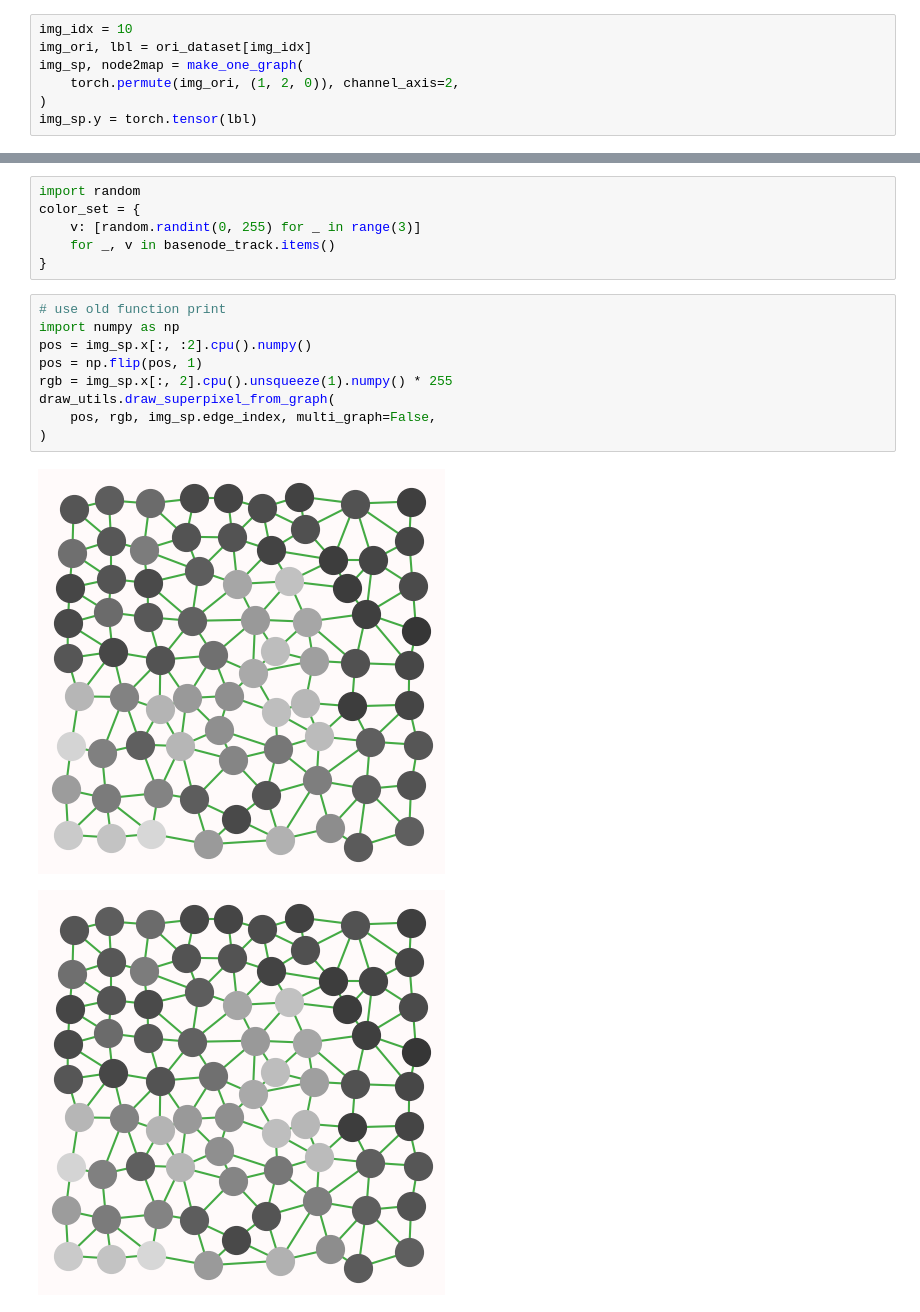
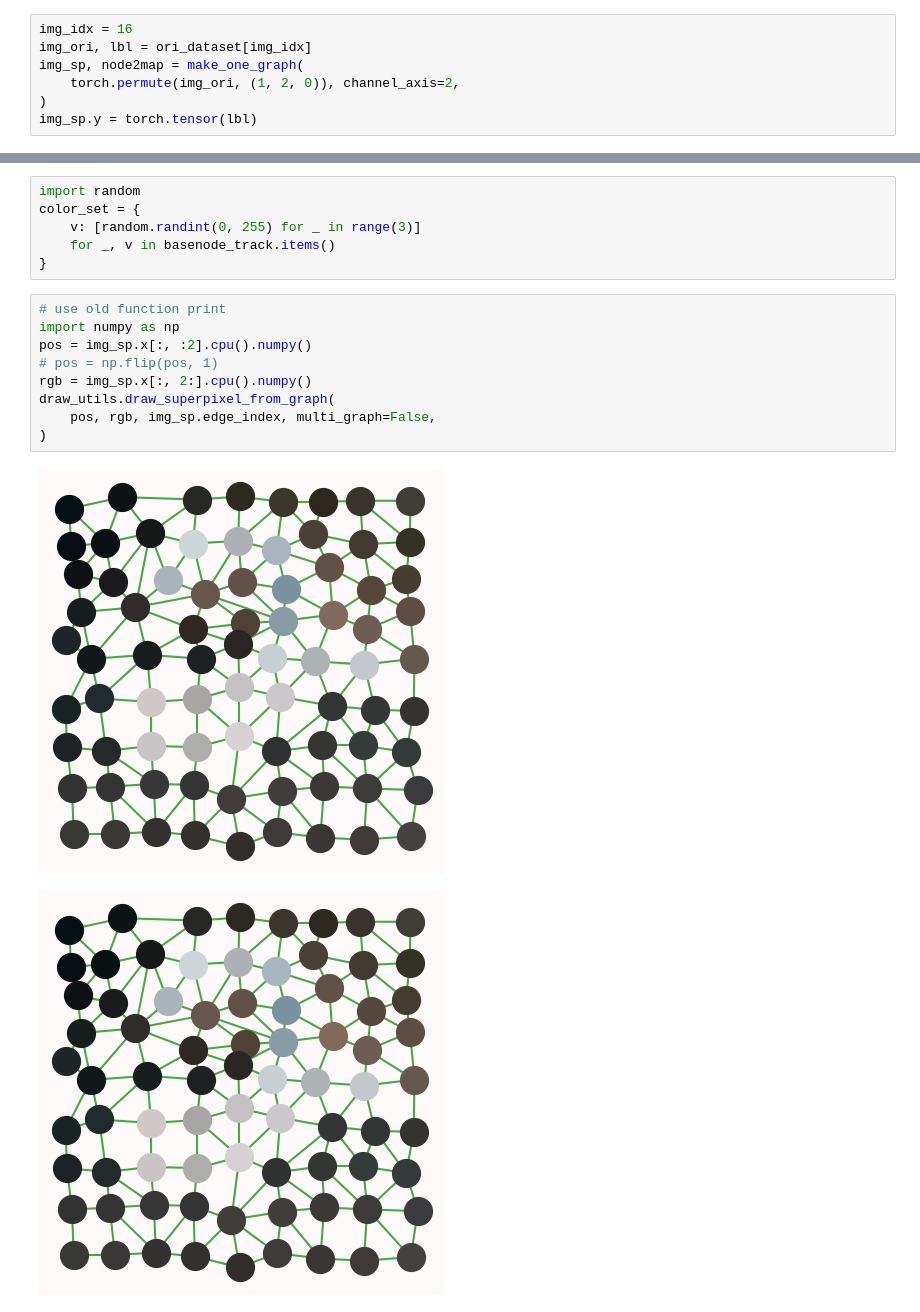
Before and after one commit to DragonChen-TW/SPGIE_thesis, a Jupyter notebook: explainer/explain_mnistm.ipynb, the cells around one changed output, grey strips where cells are left out. Saved outputs shown, nothing was run; the diff lists cells and outputs as text.

```diff
--- a/explainer/explain_mnistm.ipynb
+++ b/explainer/explain_mnistm.ipynb
@@ -105,7 +109,7 @@ Pooling with max
 Using self-loops
 There are 2 aggregation layers
 # %%
-img_idx = 10
+img_idx = 16
 img_ori, lbl = ori_dataset[img_idx]
 img_sp, node2map = make_one_graph(
     torch.permute(img_ori, (1, 2, 0)), channel_axis=2,
@@ -509,15 +540,15 @@ color_set = {
 # %%
 # use old function print
 import numpy as np
 pos = img_sp.x[:, :2].cpu().numpy()
-pos = np.flip(pos, 1)
-rgb = img_sp.x[:, 2].cpu().unsqueeze(1).numpy() * 255
+# pos = np.flip(pos, 1)
+rgb = img_sp.x[:, 2:].cpu().numpy()
 draw_utils.draw_superpixel_from_graph(
     pos, rgb, img_sp.edge_index, multi_graph=False,
 )
 # %% [output]
-[figure, old version]
+[figure, new version]
-[figure, old version]
+[figure, new version]
 # %%
 # old function print original, forus and basenode highlight
 img = img_sp
```
Also changed, not shown: parts of 15 cells of this notebook, 6 other files.
